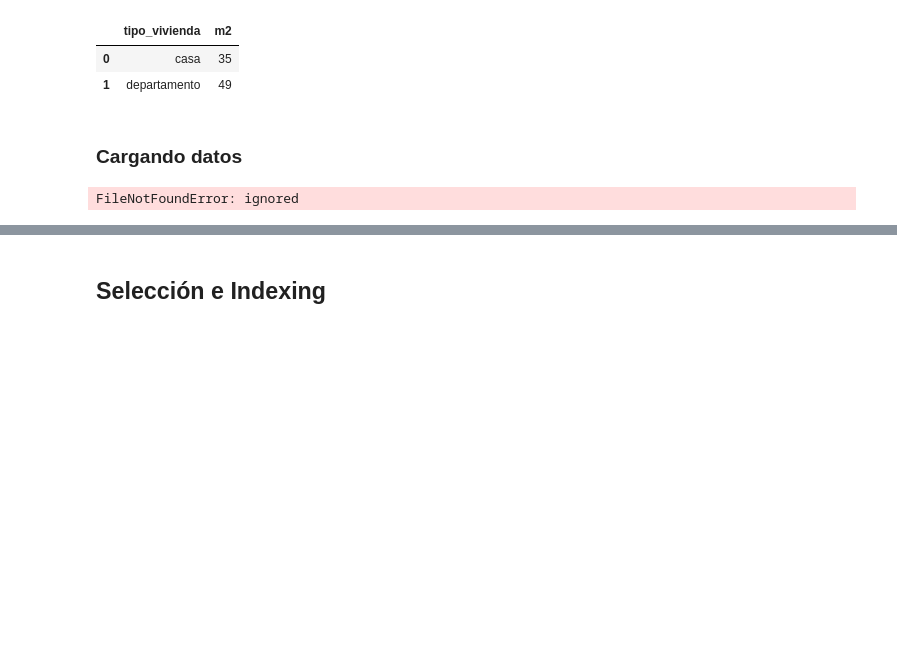
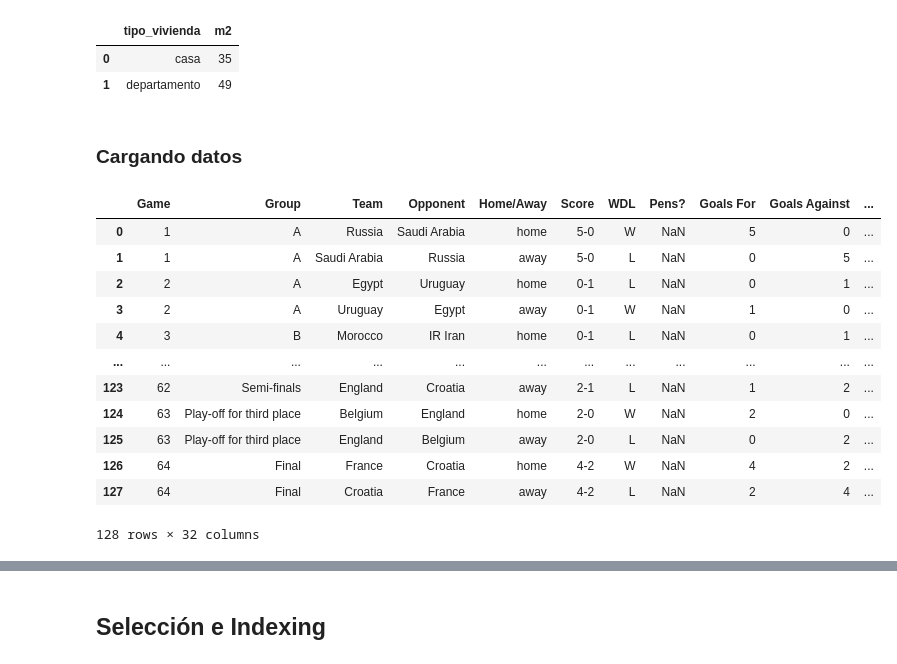
Before and after one commit to mopreni/data_science, a Jupyter notebook: biblioteca_pandas_marisol.ipynb, the cells around one changed output, grey strips where cells are left out. Cells and saved outputs as stored; diff of their text form; code cells hidden in the pictures; blank space fills up the shorter version.

```diff
--- a/biblioteca_pandas_marisol.ipynb
+++ b/biblioteca_pandas_marisol.ipynb
@@ -39,8 +39,20 @@ df
 # %% [markdown]
 ### Cargando datos
 # %%
-df = pd.read_csv('fifa-statistics.csv')
+df = pd.read_csv('world_cup_2018_stats.csv')
 df
 # %% [output]
+|  | Game | Group | Team | Opponent | Home/Away | Score | WDL | Pens? | Goals For | Goals Against | ... |
+| 0 | 1 | A | Russia | Saudi Arabia | home | 5-0 | W | NaN | 5 | 0 | ... |
+| 1 | 1 | A | Saudi Arabia | Russia | away | 5-0 | L | NaN | 0 | 5 | ... |
+| 2 | 2 | A | Egypt | Uruguay | home | 0-1 | L | NaN | 0 | 1 | ... |
+| 3 | 2 | A | Uruguay | Egypt | away | 0-1 | W | NaN | 1 | 0 | ... |
+| 4 | 3 | B | Morocco | IR Iran | home | 0-1 | L | NaN | 0 | 1 | ... |
+| ... | ... | ... | ... | ... | ... | ... | ... | ... | ... | ... | ... |
+| 123 | 62 | Semi-finals | England | Croatia | away | 2-1 | L | NaN | 1 | 2 | ... |
+| 124 | 63 | Play-off for third place | Belgium | England | home | 2-0 | W | NaN | 2 | 0 | ... |
+| 125 | 63 | Play-off for third place | England | Belgium | away | 2-0 | L | NaN | 0 | 2 | ... |
+| 126 | 64 | Final | France | Croatia | home | 4-2 | W | NaN | 4 | 2 | ... |
+| 127 | 64 | Final | Croatia | France | away | 4-2 | L | NaN | 2 | 4 | ... |
-FileNotFoundError: ignored
+128 rows × 32 columns
 # %%
```
Also changed, not shown: parts of 34 cells of this notebook.
